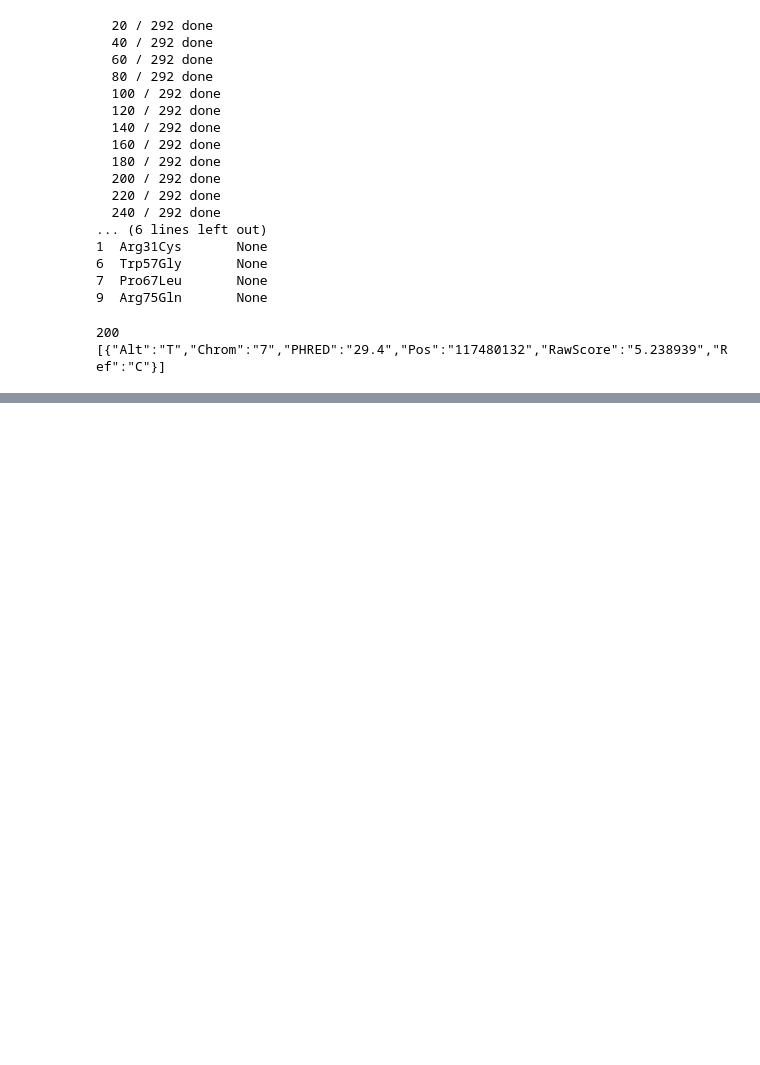
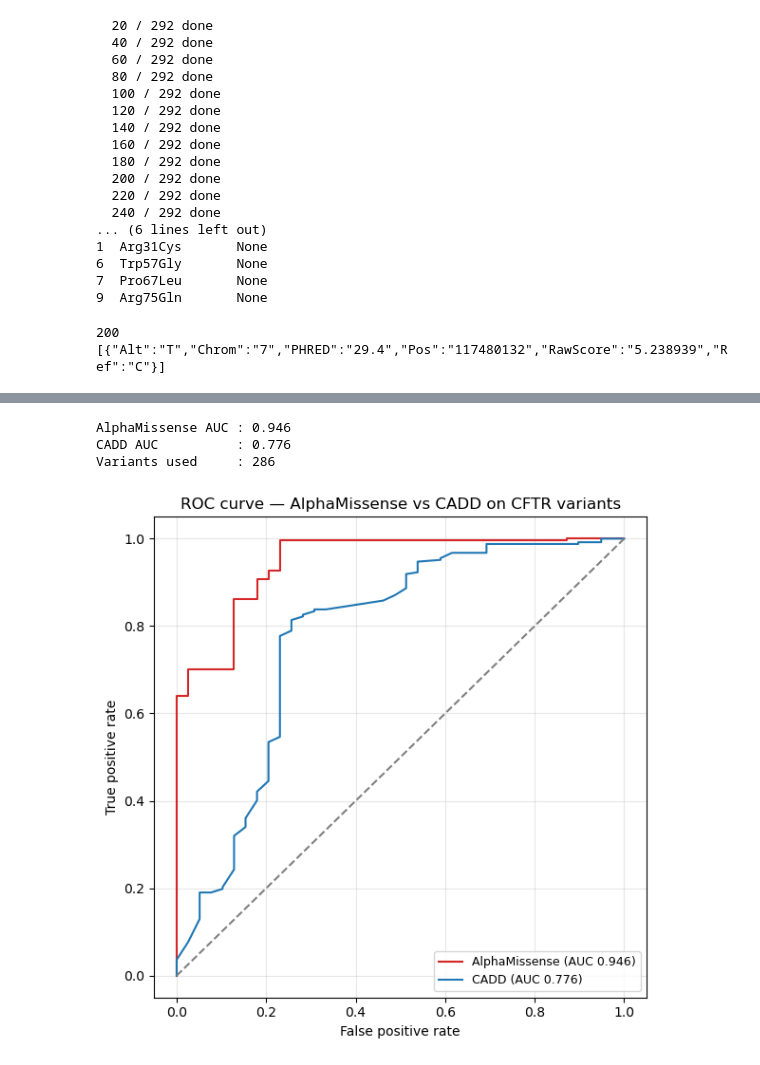
Before and after one commit to RoshaniPawar16/alphamissense-cftr, a Jupyter notebook: comparison.ipynb, the cells around one changed output, grey strips where cells are left out. Cells and saved outputs as stored; diff of their text form; code cells hidden in the pictures; blank space fills up the shorter version.

Commit message:
AlphaMissense vs CADD comparison, AUC 0.946 vs 0.776

```diff
--- a/comparison.ipynb
+++ b/comparison.ipynb
@@ -161,0 +166,35 @@ print(binary[["variant", "cadd_score"]].head())
+# %%
+compare = binary[binary["cadd_score"].notna()].copy()
+
+am_auc = roc_auc_score(compare["label"], compare["am_pathogenicity"])
+cadd_auc = roc_auc_score(compare["label"], compare["cadd_score"])
+
+print(f"AlphaMissense AUC : {am_auc:.3f}")
+print(f"CADD AUC          : {cadd_auc:.3f}")
+print(f"Variants used     : {len(compare)}")
+
+# ROC curves
+fig, ax = plt.subplots(figsize=(6, 6))
+
+for name, scores, color in [
+    ("AlphaMissense", compare["am_pathogenicity"], "#d62728"),
+    ("CADD", compare["cadd_score"], "#1f77b4"),
+]:
+    fpr, tpr, _ = roc_curve(compare["label"], scores)
+    auc = roc_auc_score(compare["label"], scores)
+    ax.plot(fpr, tpr, color=color, label=f"{name} (AUC {auc:.3f})")
+
+ax.plot([0,1],[0,1], linestyle="--", color="grey")
+ax.set_xlabel("False positive rate")
+ax.set_ylabel("True positive rate")
+ax.set_title("ROC curve — AlphaMissense vs CADD on CFTR variants")
+ax.legend(fontsize=9)
+ax.grid(alpha=0.3)
+plt.tight_layout()
+plt.savefig("roc_comparison.png", dpi=150, bbox_inches="tight")
+plt.show()
+# %% [output]
+AlphaMissense AUC : 0.946
+CADD AUC          : 0.776
+Variants used     : 286
+[figure, added]
```
Also changed, not shown: parts of 2 cells of this notebook.
